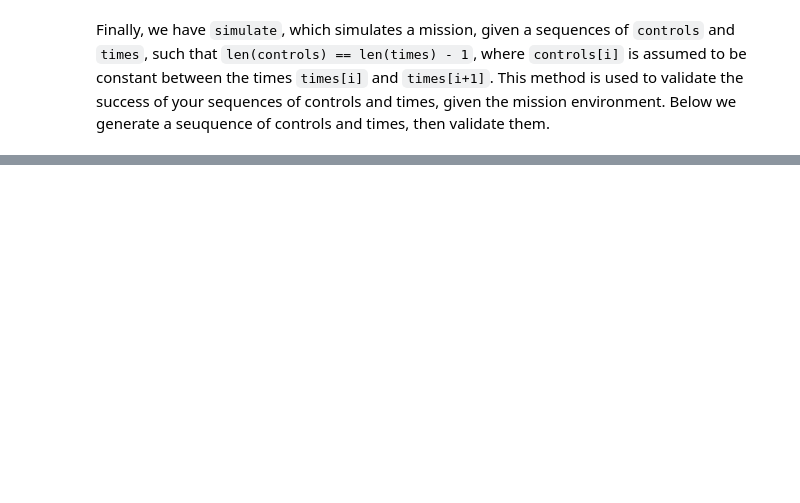
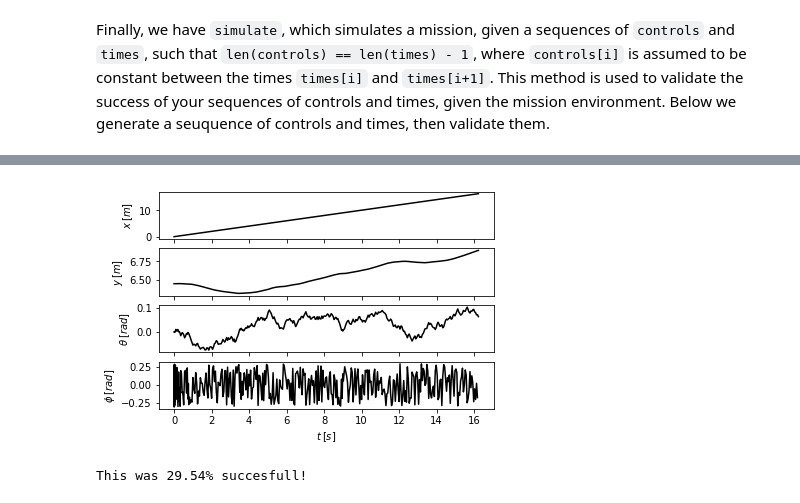
Before and after one commit to gitter-badger/kth-dd2410-planning, a Jupyter notebook: notebooks/tutorial.ipynb, the cells around one changed output, grey strips where cells are left out. Drawn from its saved outputs; the diff is of its cells as text; code cells hidden in the pictures; blank space fills up the shorter version.

```diff
--- a/notebooks/tutorial.ipynb
+++ b/notebooks/tutorial.ipynb
@@ -289,0 +267,9 @@ plt.show()
+# %%
+mis.plot_records(); plt.show()
+# %% [output]
+[figure, added]
+# %%
+res = mis.simulate(mis.controls, mis.times)
+print('This was {0:.2f}% succesfull!'.format(res*100))
+# %% [output]
+This was 29.54% succesfull!
```
Also changed, not shown: parts of 33 cells of this notebook, 3 other files.
